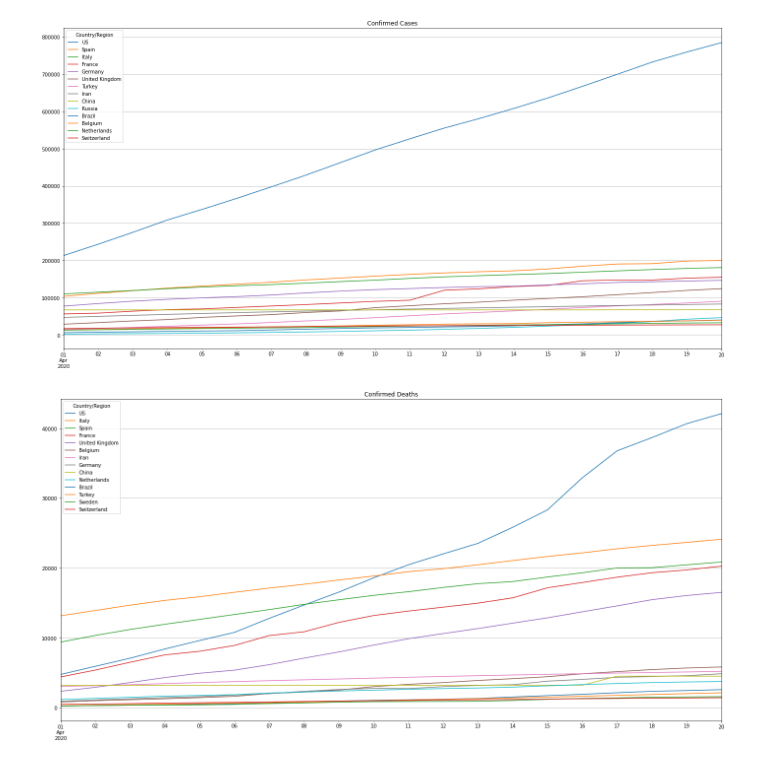
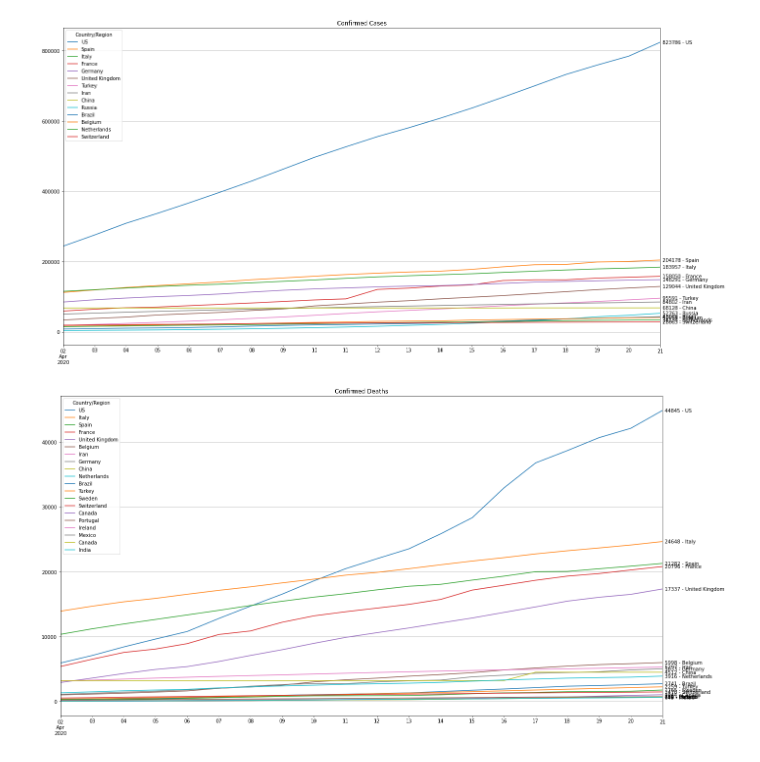
Before and after one commit to willharris/coronastats, a Jupyter notebook: coronastats.ipynb, the cells around one changed output. Cells and saved outputs as stored; diff of their text form; code cells hidden in the pictures.

```diff
--- a/coronastats.ipynb
+++ b/coronastats.ipynb
@@ -9,17 +9,18 @@ countries = pandas.read_csv(countries_csv)
 cases = pandas.read_csv(cases_csv)
 deaths = pandas.read_csv(deaths_csv)
 # %%
-last_col = cases.columns[-1]
+last_col_name = cases.columns[-1]
 
 cases_ch = cases[cases["Country/Region"] == "Switzerland"]
-num_cases_ch = cases_ch[last_col]
-cases_gt_ch = cases[cases[last_col] > int(num_cases_ch)]
-cases_interest = cases_gt_ch.append(cases_ch).sort_values(by=last_col, ascending=False).set_index("Country/Region")
+num_cases_ch = cases_ch[last_col_name]
+cases_gt_ch = cases[cases[last_col_name] > int(num_cases_ch)]
+cases_interest = cases_gt_ch.append(cases_ch).sort_values(by=last_col_name, ascending=False).set_index("Country/Region")
 
 deaths_ch = deaths[deaths["Country/Region"] == "Switzerland"]
-num_deaths_ch = deaths_ch[last_col]
-deaths_gt_ch = deaths[deaths[last_col] > int(num_deaths_ch)]
-deaths_interest = deaths_gt_ch.append(deaths_ch).sort_values(by=last_col, ascending=False).set_index("Country/Region")
+num_deaths_ch = deaths_ch[last_col_name]
+deaths_gt_ch = deaths[deaths[last_col_name] > int(num_deaths_ch)]
+# deaths_interest = deaths_gt_ch.append(deaths_ch).sort_values(by=last_col_name, ascending=False).set_index("Country/Region")
+deaths_interest = deaths.sort_values(by=last_col_name, ascending=False).iloc[:20, :].set_index("Country/Region")
 # %%
 # Show stats for this number of days, or None for all
 num_days = 20
@@ -30,24 +31,27 @@ if num_days:
     cases_trim = cases_trim.iloc[-num_days:, :]
 
 cases_trim.index = pandas.to_datetime(cases_trim.index)
-cases_plot = cases_trim.plot(title="Confirmed Cases", figsize=(24, 12), grid=True)
+cases_plot = cases_trim.plot(title="Confirmed Cases", figsize=(22, 12), grid=True)
+
+last_row = cases_trim.iloc[-1:, :]
+for k, v in last_row.items():
+    cases_plot.annotate("%d - %s" % (v[0], v.name), (last_row.index[0], v[0]), xytext=(5, -3), textcoords="offset points")
 # %% [output]
-[figure, old version]
+[figure, new version]
 # %%
 deaths_trim = deaths_interest.T.iloc[3:, :]
 
 if num_days:
     deaths_trim = deaths_trim.iloc[-num_days:, :]
 
 deaths_trim.index = pandas.to_datetime(deaths_trim.index)
-deaths_plot = deaths_trim.plot(title="Confirmed Deaths", figsize=(24, 12), grid=True)
+deaths_plot = deaths_trim.plot(title="Confirmed Deaths", figsize=(22, 12), grid=True)
 
-# TODO Figure out how to annotate the lines to see the final values
-# for k, v in deaths_idx.iterrows():
-#     print("Key: %s  Val: %s" % (k, v[-1]))
-#     ax.annotate("blah blah", (-10, v[-1] / 10))
+last_row = deaths_trim.iloc[-1:, :]
+for k, v in last_row.items():
+    deaths_plot.annotate("%d - %s" % (v[0], v.name), (last_row.index[0], v[0]), xytext=(5, -3), textcoords="offset points")
 # %% [output]
-[figure, old version]
+[figure, new version]
 # %%
 dpm = pandas.DataFrame()
 
```
Also changed, not shown: parts of 2 cells of this notebook.
